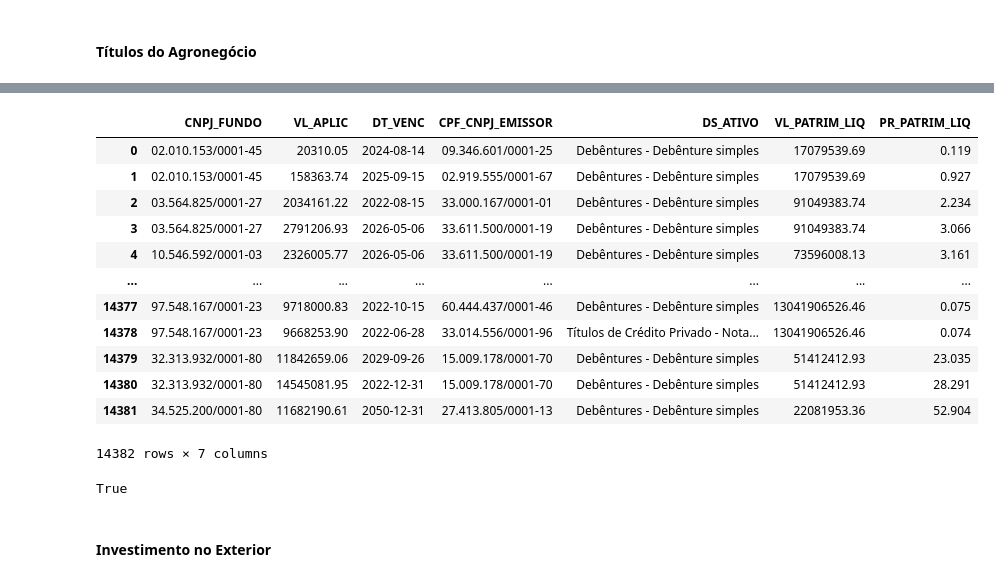
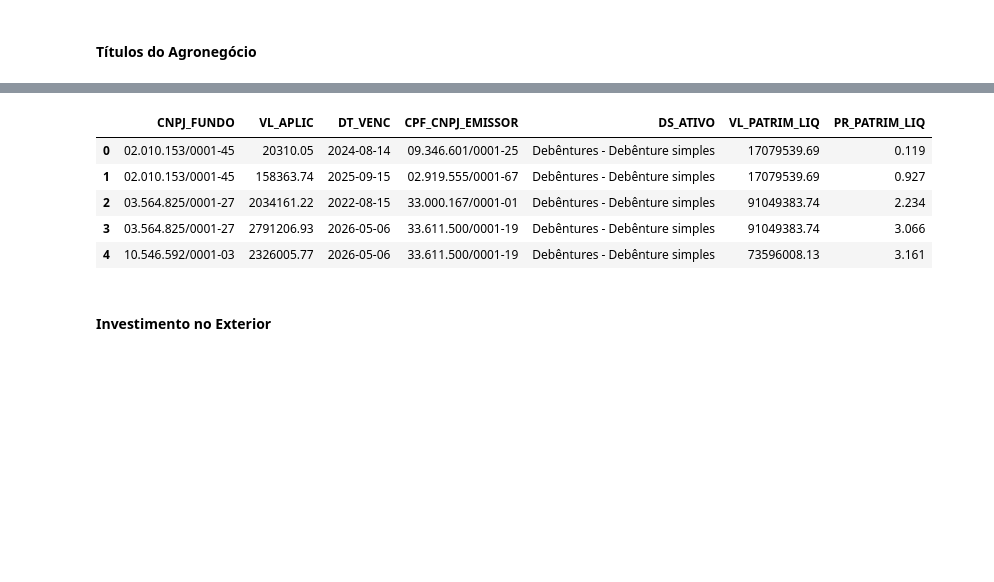
Before and after one commit to amlua/bi-master, a Jupyter notebook: carteira_fundos.ipynb, the cells around one changed output, grey strips where cells are left out. Cells and saved outputs as stored; diff of their text form; code cells hidden in the pictures; blank space fills up the shorter version.

```diff
--- a/carteira_fundos.ipynb
+++ b/carteira_fundos.ipynb
@@ -1282,33 +1273,20 @@ True
 # %%
 aplic_cda6 = pd.merge(cda6, cda0,
                         how="inner", on=["CNPJ_FUNDO"])
 
 aplic_cda6['PR_PATRIM_LIQ'] = aplic_cda6.apply(lambda row: pr_patrim_liq(row), axis=1)
 aplic_cda6 = aplic_cda6.drop(['TP_APLIC'], axis=1)
 aplic_cda6 = aplic_cda6.drop(['EMISSOR'], axis=1)
 
 aplic_cda6 = aplic_cda6.fillna('')
-aplic_cda6
+aplic_cda6.head()
 # %% [output]
 |  | CNPJ_FUNDO | VL_APLIC | DT_VENC | CPF_CNPJ_EMISSOR | DS_ATIVO | VL_PATRIM_LIQ | PR_PATRIM_LIQ |
 | 0 | 02.010.153/0001-45 | 20310.05 | 2024-08-14 | 09.346.601/0001-25 | Debêntures - Debênture simples | 17079539.69 | 0.119 |
 | 1 | 02.010.153/0001-45 | 158363.74 | 2025-09-15 | 02.919.555/0001-67 | Debêntures - Debênture simples | 17079539.69 | 0.927 |
 | 2 | 03.564.825/0001-27 | 2034161.22 | 2022-08-15 | 33.000.167/0001-01 | Debêntures - Debênture simples | 91049383.74 | 2.234 |
 | 3 | 03.564.825/0001-27 | 2791206.93 | 2026-05-06 | 33.611.500/0001-19 | Debêntures - Debênture simples | 91049383.74 | 3.066 |
 | 4 | 10.546.592/0001-03 | 2326005.77 | 2026-05-06 | 33.611.500/0001-19 | Debêntures - Debênture simples | 73596008.13 | 3.161 |
-| ... | ... | ... | ... | ... | ... | ... | ... |
-| 14377 | 97.548.167/0001-23 | 9718000.83 | 2022-10-15 | 60.444.437/0001-46 | Debêntures - Debênture simples | 13041906526.46 | 0.075 |
-| 14378 | 97.548.167/0001-23 | 9668253.90 | 2022-06-28 | 33.014.556/0001-96 | Títulos de Crédito Privado - Nota... | 13041906526.46 | 0.074 |
-| 14379 | 32.313.932/0001-80 | 11842659.06 | 2029-09-26 | 15.009.178/0001-70 | Debêntures - Debênture simples | 51412412.93 | 23.035 |
-| 14380 | 32.313.932/0001-80 | 14545081.95 | 2022-12-31 | 15.009.178/0001-70 | Debêntures - Debênture simples | 51412412.93 | 28.291 |
-| 14381 | 34.525.200/0001-80 | 11682190.61 | 2050-12-31 | 27.413.805/0001-13 | Debêntures - Debênture simples | 22081953.36 | 52.904 |
-14382 rows × 7 columns
-# %%
-# Verifica se não há valores ausentes em CPF_CNPJ_EMISSOR
-df = aplic_cda6[aplic_cda6['CPF_CNPJ_EMISSOR']=='']
-print(df.empty)
-# %% [output]
-True
 # %% [markdown]
 #### Investimento no Exterior
 # %%
```
Also changed, not shown: parts of 78 cells of this notebook.
